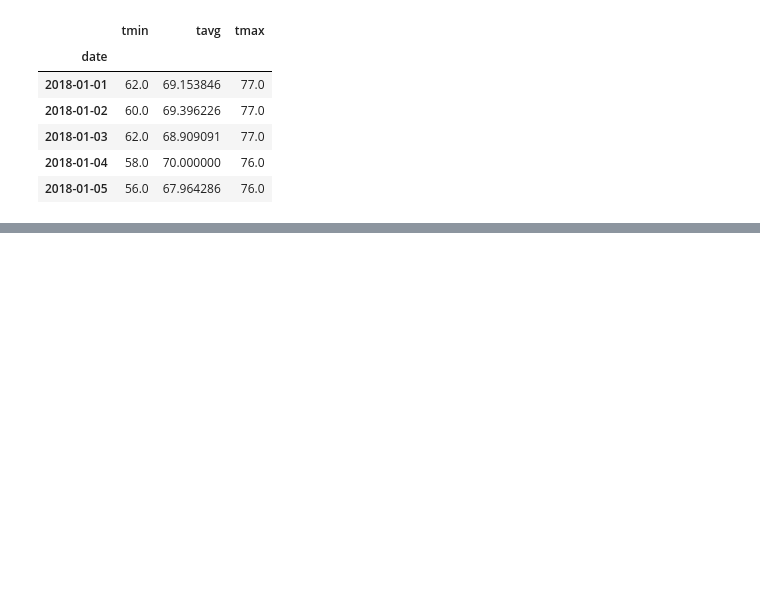
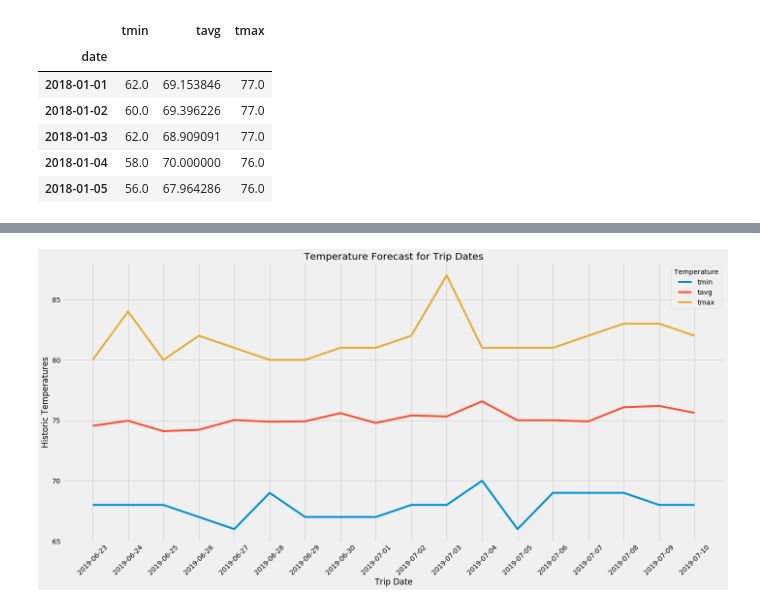
Before and after one commit to davidgmathews/HW_10_Surfs_Up, a Jupyter notebook: climate.ipynb, the cells around one changed output, grey strips where cells are left out. Saved outputs shown, nothing was run; the diff lists cells and outputs as text; code cells hidden in the pictures; blank space fills up the shorter version.

```diff
--- a/climate.ipynb
+++ b/climate.ipynb
@@ -326,0 +330,5 @@ daily_normals("01-01")
+# %%
+duration=(dt.datetime.strptime(trip_end,'%Y-%m-%d').date()-dt.datetime.strptime(trip_start,'%Y-%m-%d').date()).days
+trip_dates=[str(dt.datetime.strptime(trip_start,'%Y-%m-%d').date()+dt.timedelta(i))[5:12] for i in range(duration+1)]
+trip_normals=[daily_normals(i)[0] for i in trip_dates]
+trip_normals
@@ -326,0 +371,6 @@ daily_normals("01-01")
+# %%
+date,tmin,tavg,tmax =[str(dt.datetime.strptime(trip_start,'%Y-%m-%d').date()+dt.timedelta(i)) for i in range(duration+1)],[i[0] for i in trip_normals],[i[1] for i in trip_normals],[i[2] for i in trip_normals]
+# %%
+trip_weather=pd.DataFrame({'date':date,'tmin':tmin,'tavg':tavg,'tmax':tmax})
+trip_weather=trip_weather.set_index('date')
+trip_weather
@@ -341,0 +406,17 @@ daily_normals("01-01")
+# %%
+# Plot the daily normals as an area plot with `stacked=False`
+fig=plt.figure(figsize=(20,10))
+plt.plot(trip_weather.index,trip_weather['tmin'])
+plt.plot(trip_weather.index,trip_weather['tavg'])
+plt.plot(trip_weather.index,trip_weather['tmax'])
+plt.xticks(rotation=45)
+plt.xlabel('Trip Date')
+plt.ylabel('Historic Temperatures')
+plt.title('Temperature Forecast for Trip Dates')
+plt.legend(loc='best',title="Temperature")
+plt.tight_layout()
+plt.savefig('./Trip_Temp_Forecast.png', dpi=fig.dpi,facecolor='w',edgecolor='w')
+#display figure
+plt.show()
+# %% [output]
+[figure, added]
```
Also changed, not shown: parts of 18 cells of this notebook, 3 other files.
